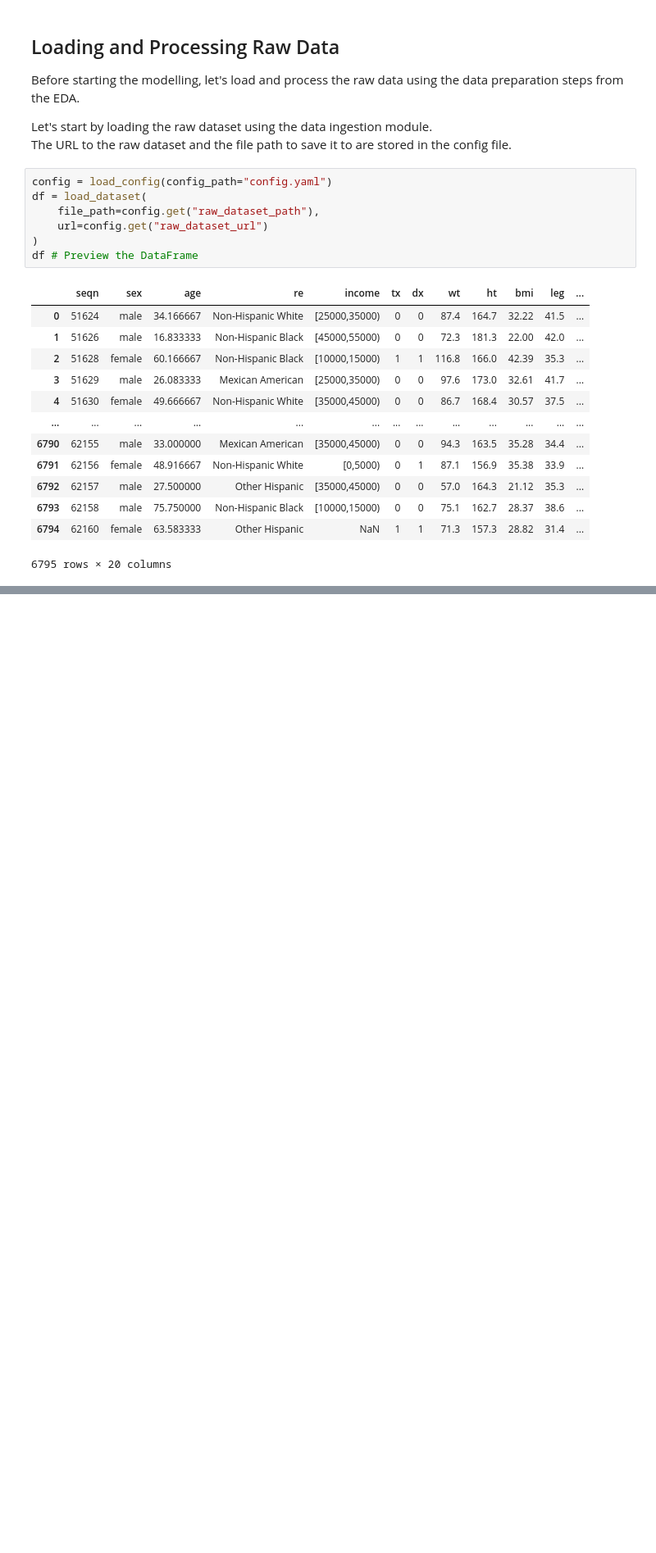
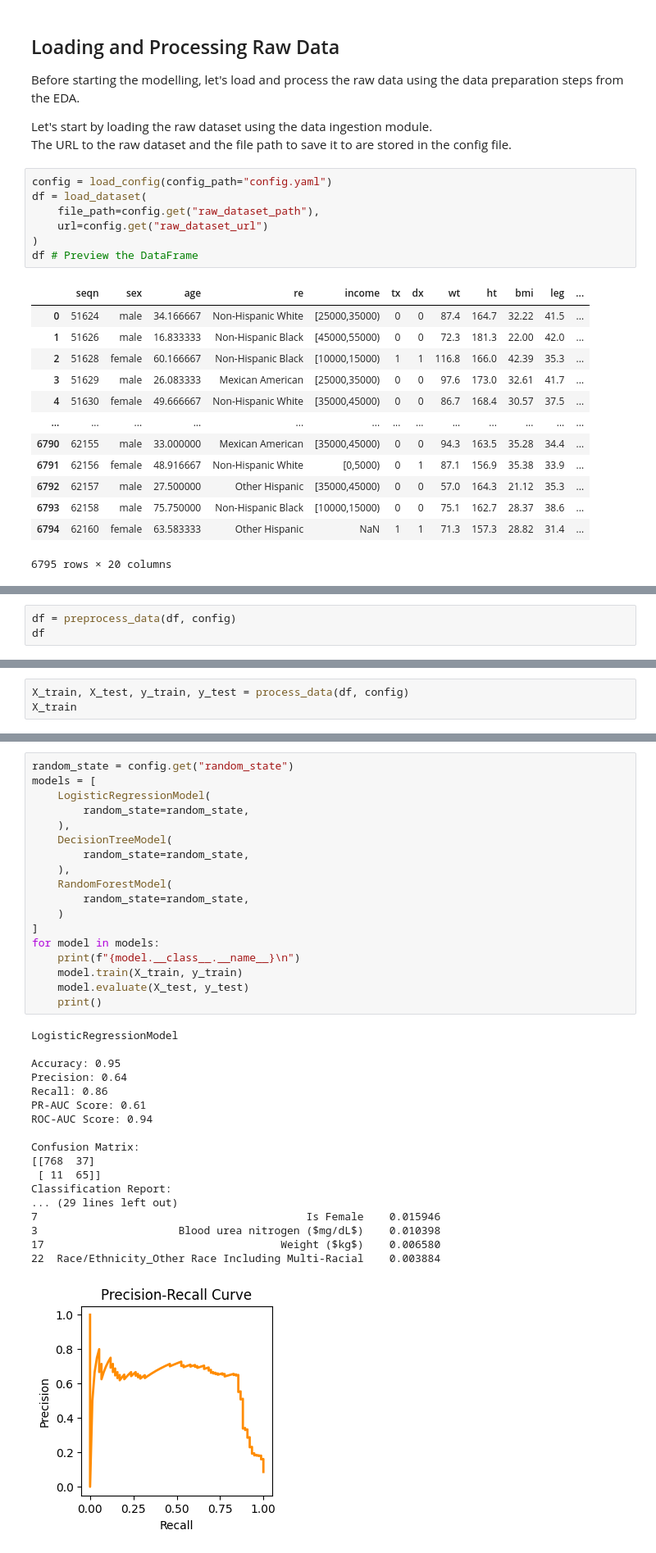
Before and after one commit to hl-n/diabetes-prediction-NHANES, a Jupyter notebook: notebooks/modelling.ipynb, the cells around one changed output, grey strips where cells are left out. Shown at 82% size. Saved outputs shown, nothing was run; the diff lists cells and outputs as text; blank space fills up the shorter version.

```diff
--- a/notebooks/modelling.ipynb
+++ b/notebooks/modelling.ipynb
@@ -44,0 +65,3 @@ df # Preview the DataFrame
+# %%
+df = preprocess_data(df, config)
+df
@@ -44,0 +83,3 @@ df # Preview the DataFrame
+# %%
+X_train, X_test, y_train, y_test = process_data(df, config)
+X_train
@@ -44,0 +106,37 @@ df # Preview the DataFrame
+# %%
+random_state = config.get("random_state")
+models = [
+    LogisticRegressionModel(
+        random_state=random_state,
+    ),
+    DecisionTreeModel(
+        random_state=random_state,
+    ),
+    RandomForestModel(
+        random_state=random_state,
+    )
+]
+for model in models:
+    print(f"{model.__class__.__name__}\n")
+    model.train(X_train, y_train)
+    model.evaluate(X_test, y_test)
+    print()
+# %% [output]
+LogisticRegressionModel
+
+Accuracy: 0.95
+Precision: 0.64
+Recall: 0.86
+PR-AUC Score: 0.61
+ROC-AUC Score: 0.94
+
+Confusion Matrix:
+[[768  37]
+ [ 11  65]]
+Classification Report:
+... (29 lines left out)
+7                                          Is Female    0.015946
+3                      Blood urea nitrogen ($mg/dL$)    0.010398
+17                                     Weight ($kg$)    0.006580
+22  Race/Ethnicity_Other Race Including Multi-Racial    0.003884
+[figure, added]
```
Also changed, not shown: parts of 9 cells of this notebook, 5 other files.
